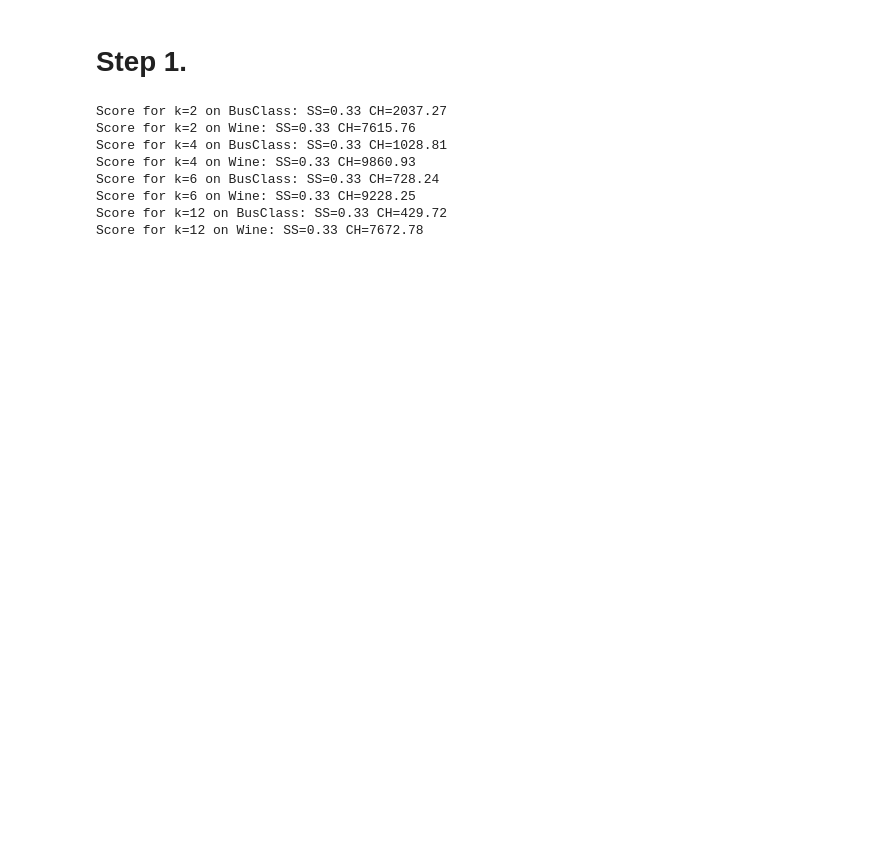
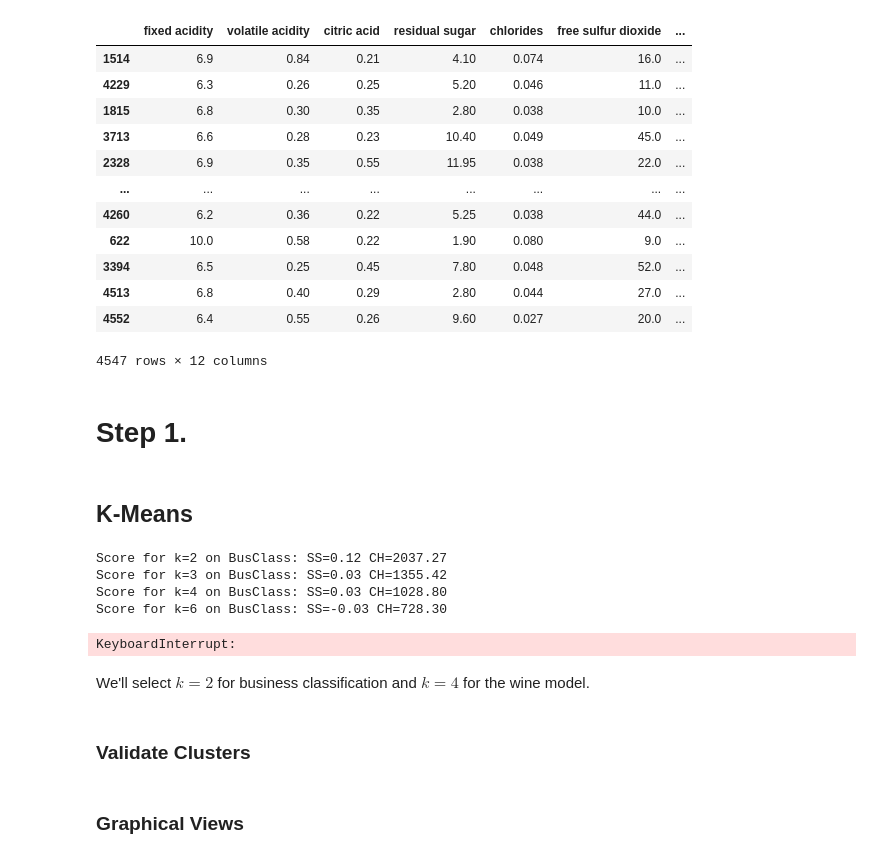
Before and after one commit to ryankarel/cs-7641-ul, a Jupyter notebook: RK UL.ipynb, the cells around one changed output. Saved outputs shown, nothing was run; the diff lists cells and outputs as text; code cells hidden in the pictures; blank space fills up the shorter version.

Commit message:
Seeing some neat stuff with the clustering models.

```diff
--- a/RK UL.ipynb
+++ b/RK UL.ipynb
@@ -45,2 +71,18 @@ holdout_datasets = {
+# %%
+training_datasets['Wine'][0]
+# %% [output]
+|  | fixed acidity | volatile acidity | citric acid | residual sugar | chlorides | free sulfur dioxide | ... |
+| 1514 | 6.9 | 0.84 | 0.21 | 4.10 | 0.074 | 16.0 | ... |
+| 4229 | 6.3 | 0.26 | 0.25 | 5.20 | 0.046 | 11.0 | ... |
+| 1815 | 6.8 | 0.30 | 0.35 | 2.80 | 0.038 | 10.0 | ... |
+| 3713 | 6.6 | 0.28 | 0.23 | 10.40 | 0.049 | 45.0 | ... |
+| 2328 | 6.9 | 0.35 | 0.55 | 11.95 | 0.038 | 22.0 | ... |
+| ... | ... | ... | ... | ... | ... | ... | ... |
+| 4260 | 6.2 | 0.36 | 0.22 | 5.25 | 0.038 | 44.0 | ... |
+| 622 | 10.0 | 0.58 | 0.22 | 1.90 | 0.080 | 9.0 | ... |
+| 3394 | 6.5 | 0.25 | 0.45 | 7.80 | 0.048 | 52.0 | ... |
+| 4513 | 6.8 | 0.40 | 0.29 | 2.80 | 0.044 | 27.0 | ... |
+| 4552 | 6.4 | 0.55 | 0.26 | 9.60 | 0.027 | 20.0 | ... |
+4547 rows × 12 columns
 # %% [markdown]
 # Step 1.
@@ -49,8 +89,14 @@ holdout_datasets = {
+# %% [markdown]
+## K-Means
 # %%
 # KMeans
-for k in [2, 3, 4, 6, 12]:
-    for dataset_name in training_datasets:
-        X, _ = training_datasets[dataset_name]
+scores = {
+    'BusClass': pd.DataFrame(columns=['Silhouette', 'CH', 'Homogeneity']),
+    'Wine':     pd.DataFrame(columns=['Silhouette', 'CH', 'Homogeneity'])
+}
+for dataset_name in training_datasets:
+    for k in [2, 3, 4, 5, 6]:
+        X, y = training_datasets[dataset_name]
         clustering_model = KMeans(
             n_clusters=k,
             random_state=random_state
@@ -58,14 +104,15 @@ for k in [2, 3, 4, 6, 12]:
         clustering_model.fit(X)
         labels = clustering_model.labels_
         sil_score = silhouette_score(X, labels)
-        ch_score = calinski_harabasz_score(X, labels)
+        ch_score = calinski_harabasz_score(X.values, labels)
+        homog = homogeneity_score(y, labels)
         print(f'Score for k={k} on {dataset_name}: SS={sil_score:.2f} CH={ch_score:.2f}')
+        scores[dataset_name].loc[k, 'Silhouette'] = sil_score
+        scores[dataset_name].loc[k, 'CH'] = ch_score
+        scores[dataset_name].loc[k, 'Homogeneity'] = homog
 # %% [output]
-Score for k=2 on BusClass: SS=0.33 CH=2037.27
-Score for k=2 on Wine: SS=0.33 CH=7615.76
-Score for k=4 on BusClass: SS=0.33 CH=1028.81
-Score for k=4 on Wine: SS=0.33 CH=9860.93
-Score for k=6 on BusClass: SS=0.33 CH=728.24
-Score for k=6 on Wine: SS=0.33 CH=9228.25
-Score for k=12 on BusClass: SS=0.33 CH=429.72
-Score for k=12 on Wine: SS=0.33 CH=7672.78
+Score for k=2 on BusClass: SS=0.12 CH=2037.27
+Score for k=3 on BusClass: SS=0.03 CH=1355.42
+Score for k=4 on BusClass: SS=0.03 CH=1028.80
+Score for k=6 on BusClass: SS=-0.03 CH=728.30
+KeyboardInterrupt:
@@ -71,0 +123,6 @@ Score for k=12 on Wine: SS=0.33 CH=7672.78
+# %% [markdown]
+We'll select $k = 2$ for business classification and $k = 4$ for the wine model.
+# %% [markdown]
+### Validate Clusters
+# %% [markdown]
+### Graphical Views
```
Also changed, not shown: parts of 18 cells of this notebook.
